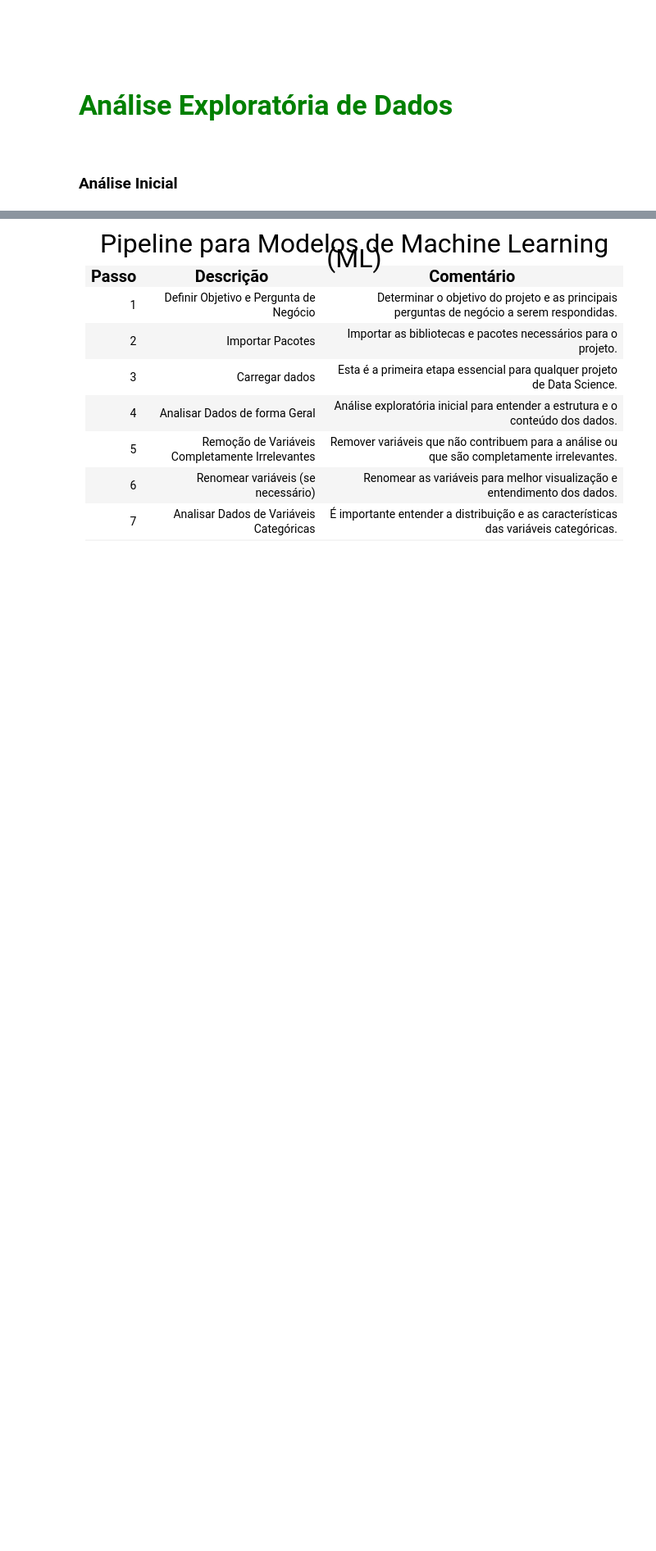
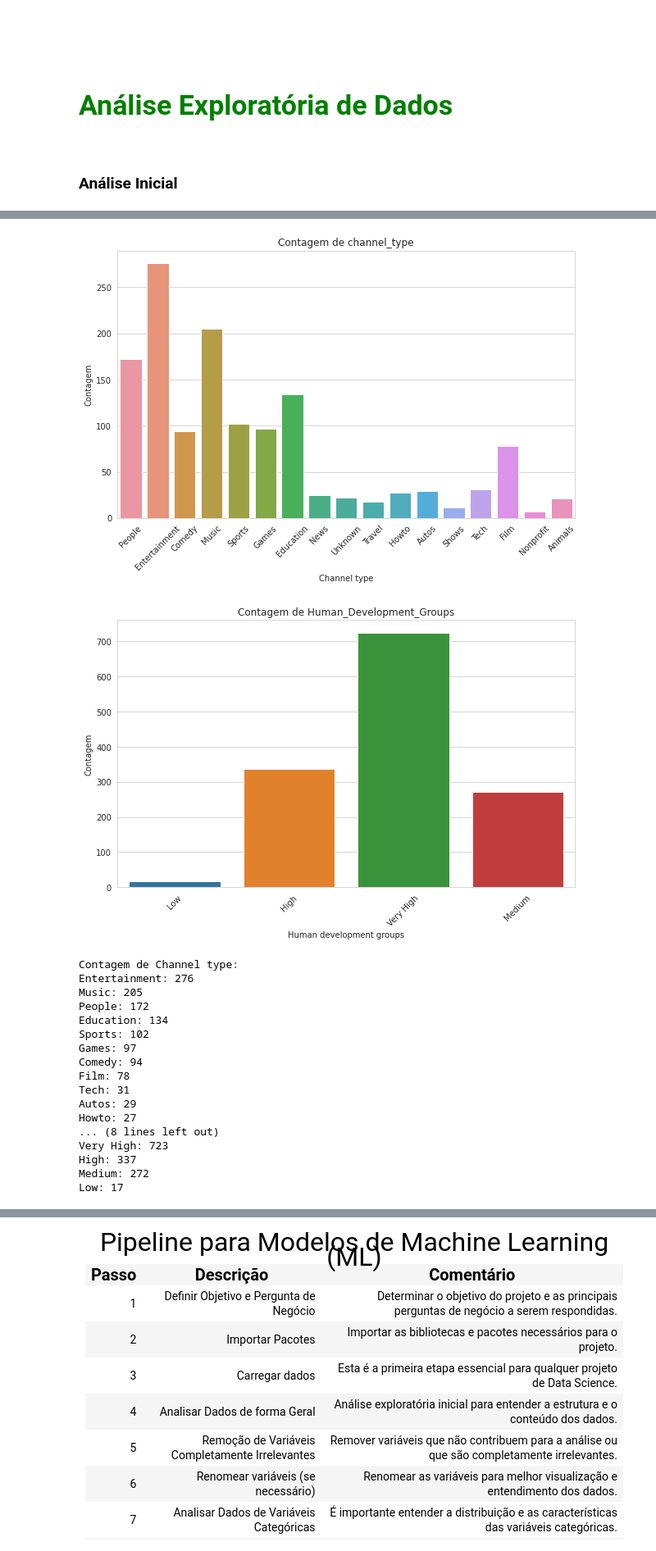
Before and after one commit to EduardoBran/Projeto_-_Analisando_Dados_Youtube, a Jupyter notebook: 00.Projeto_Regressao_-_YouTube_Success_Predictor.ipynb, the cells around one changed output, grey strips where cells are left out. Shown at 82% size. Cells and saved outputs as stored; diff of their text form; code cells hidden in the pictures; blank space fills up the shorter version.

Commit message:
carregando dataset , realizando analise inicia e iniciando tratamentos

```diff
--- a/00.Projeto_Regressao_-_YouTube_Success_Predictor.ipynb
+++ b/00.Projeto_Regressao_-_YouTube_Success_Predictor.ipynb
@@ -286,7 +318,7 @@ warnings.filterwarnings("ignore", category=DeprecationWarning)
 ## Carregando Conjunto de Dados
 # %%
 # Carrega o dataset com a codificação correta
-dados = pd.read_csv('dados/df.csv', encoding='ISO-8859-1')
+dados = pd.read_csv('dados/datasets_modificados/dados_completos_atualizado.csv', encoding='ISO-8859-1')
 
 # Visualizando
 display(dados.head())
@@ -378,0 +410,3 @@ Nenhuma variável possui valores duplicados.
+# %%
+# Excluir variáveis com valores ausentes
+dados.drop(columns=['rank_education', 'rank_channel_type'], inplace=True)
@@ -378,0 +522,39 @@ Nenhuma variável possui valores duplicados.
+# %%
+# Exibir os gráficos de contagem para todas as variáveis categóricas (adicionar variáveis categóricas necessárias)
+categorical_vars = ['channel_type', 'Human_Development_Groups']
+
+for var in categorical_vars:
+    plt.figure(figsize=(10, 6))
+    sns.countplot(data=dados, x=var, label='Count')
+    plt.title(f'Contagem de {var}')
+    plt.xlabel(var.replace('_', ' ').capitalize())
+    plt.ylabel('Contagem')
+    plt.xticks(rotation=45)
+    plt.show()
+
+# Value counts para todas as variáveis categóricas
+for var in categorical_vars:
+    var_counts = dados[var].value_counts()
+    print(f"\nContagem de {var.replace('_', ' ').capitalize()}:")
+    for category, count in var_counts.items():
+        print(f'{category}: {count}')
+# %% [output]
+[figure, added]
+[figure, added]
+Contagem de Channel type:
+Entertainment: 276
+Music: 205
+People: 172
+Education: 134
+Sports: 102
+Games: 97
+Comedy: 94
+Film: 78
+Tech: 31
+Autos: 29
+Howto: 27
+... (8 lines left out)
+Very High: 723
+High: 337
+Medium: 272
+Low: 17
```
Also changed, not shown: parts of 44 cells of this notebook, 25 other files.
